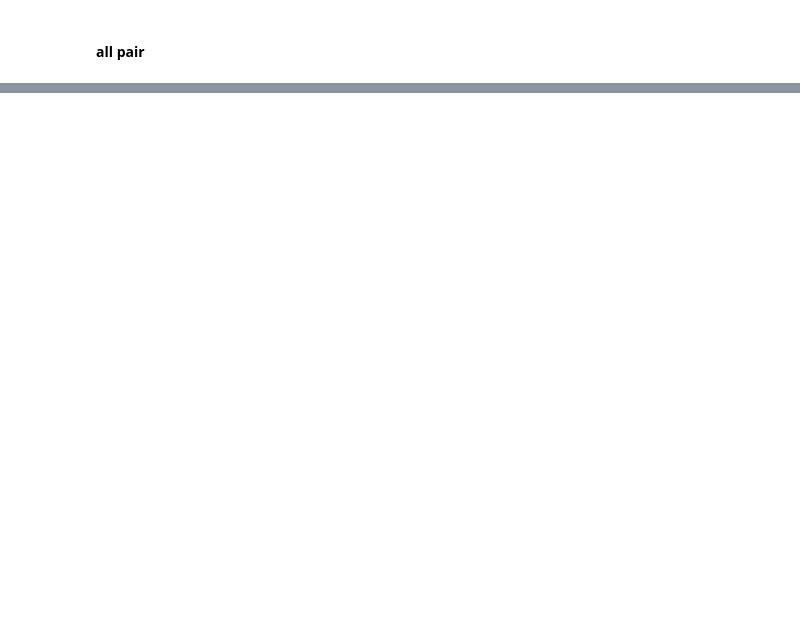
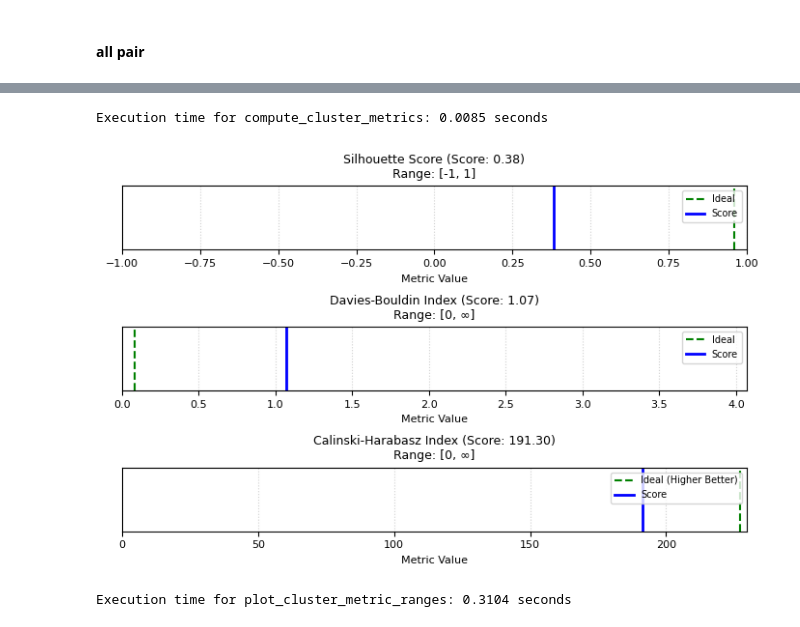
Before and after one commit to lidv94/post-analysis-clustering, a Jupyter notebook: dev.ipynb, the cells around one changed output, grey strips where cells are left out. Drawn from its saved outputs; the diff is of its cells as text; code cells hidden in the pictures; blank space fills up the shorter version.

```diff
--- a/dev.ipynb
+++ b/dev.ipynb
@@ -678,0 +735,13 @@ Execution time for plot_custom_ellipse_pairplot: 1.0937 seconds
+# %%
+plot_cluster_metric_ranges(
+    raw_df=df_iris,
+    features=union_lean_feature_list,
+    target_cluster='species_name',
+    scale=True,
+    sample_size=None,
+    stratify=True
+    )
+# %% [output]
+Execution time for compute_cluster_metrics: 0.0085 seconds
+[figure, added]
+Execution time for plot_cluster_metric_ranges: 0.3104 seconds
```
Also changed, not shown: parts of 42 cells of this notebook, 4 other files.
